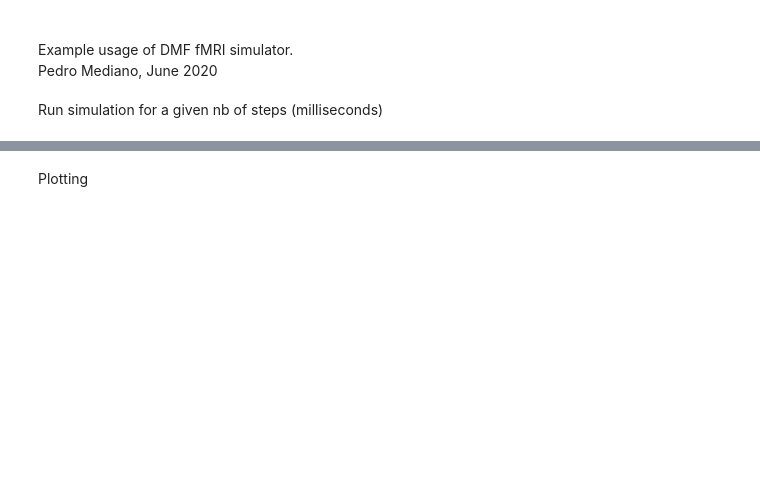
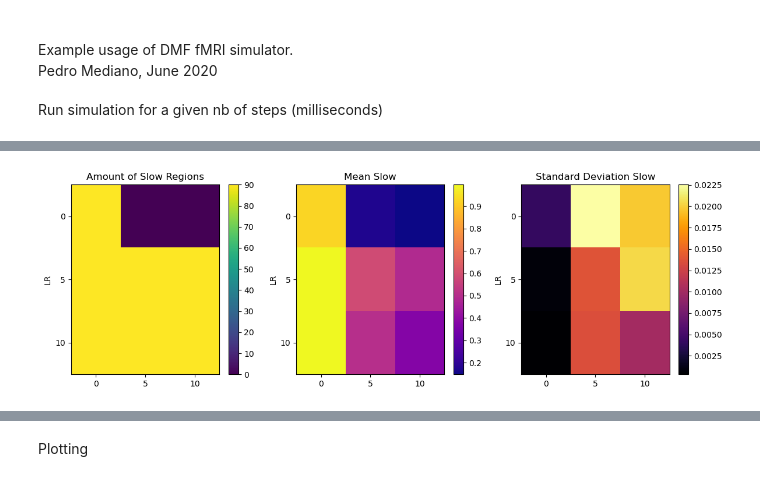
Before and after one commit to Picardian14/dyn_fic_dmf, a Jupyter notebook: python/example.ipynb, the cells around one changed output, grey strips where cells are left out. Drawn from its saved outputs; the diff is of its cells as text; code cells hidden in the pictures; blank space fills up the shorter version.

```diff
--- a/python/example.ipynb
+++ b/python/example.ipynb
@@ -46,0 +82,37 @@ Calling run
+# %%
+# Plotting the heatmap for amount_slow_regions
+plt.figure(figsize=(12, 4))
+# Plotting the heatmap for amount_slow_regions
+plt.subplot(1, 3, 1)
+plt.imshow(amount_slow_regions_grid, cmap='viridis', aspect='auto')
+plt.title('Amount of Slow Regions')
+plt.colorbar()
+plt.xticks(ticks=range(len(LR_range)), labels=LR_range)
+plt.yticks(ticks=range(len(G_range)), labels=G_range)
+plt.ylabel('G')
+plt.ylabel('LR')
+
+# Plotting the heatmap for mean_slow
+plt.subplot(1, 3, 2)
+plt.imshow(mean_slow_grid, cmap='plasma', aspect='auto')
+plt.title('Mean Slow')
+plt.colorbar()
+plt.xticks(ticks=range(len(LR_range)), labels=LR_range)
+plt.yticks(ticks=range(len(G_range)), labels=G_range)
+plt.ylabel('G')
+plt.ylabel('LR')
+
+# Plotting the heatmap for std_slow
+plt.subplot(1, 3, 3)
+plt.imshow(std_slow_grid, cmap='inferno', aspect='auto')
+plt.title('Standard Deviation Slow')
+plt.colorbar()
+plt.xticks(ticks=range(len(LR_range)), labels=LR_range)
+plt.yticks(ticks=range(len(G_range)), labels=G_range)
+plt.ylabel('G')
+plt.ylabel('LR')
+
+plt.tight_layout()
+plt.show()
+# %% [output]
+[figure, added]
```
Also changed, not shown: parts of 15 cells of this notebook, 4 other files.
